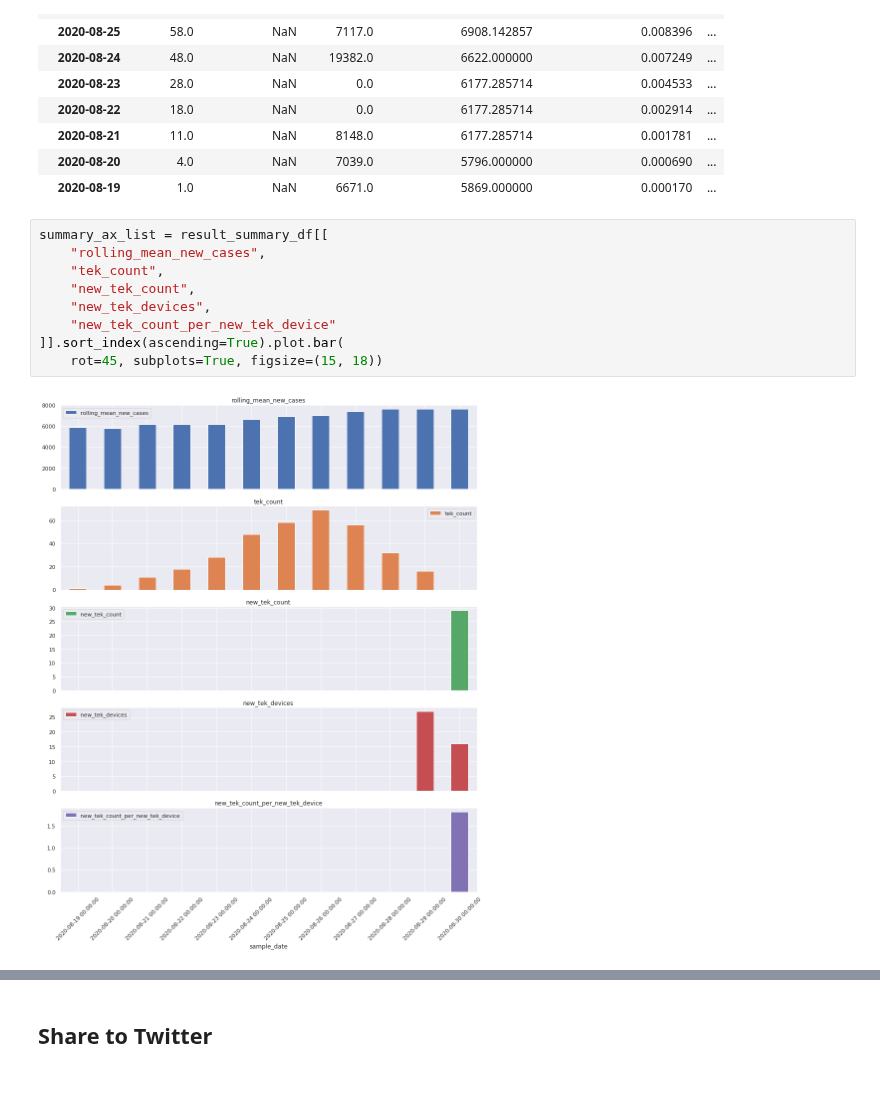
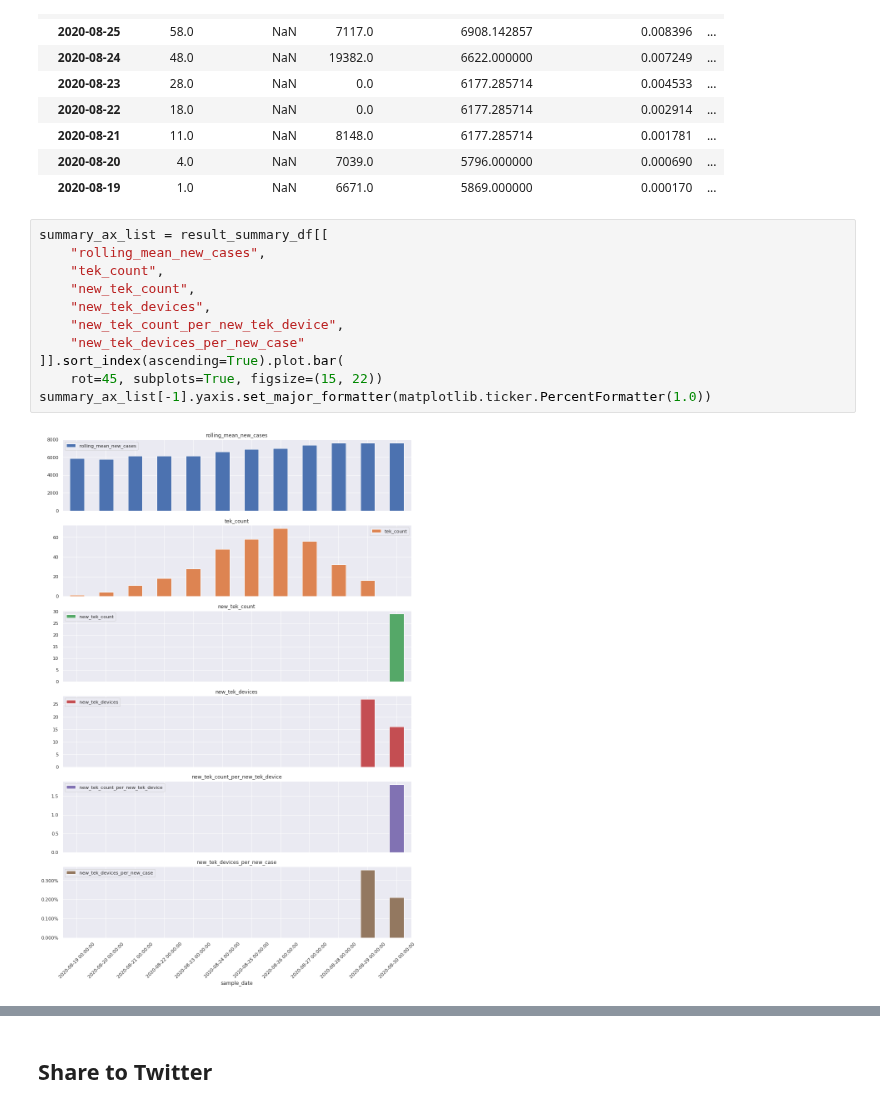
Before and after one commit to luis-sanfelices/RadarCOVID-Report, a Jupyter notebook: Notebooks/RadarCOVID-Report-2020-08-30.ipynb, the cells around one changed output, grey strips where cells are left out. Saved outputs shown, nothing was run; the diff lists cells and outputs as text.

```diff
--- a/Notebooks/RadarCOVID-Report-2020-08-30.ipynb
+++ b/Notebooks/RadarCOVID-Report-2020-08-30.ipynb
@@ -245,11 +245,13 @@ result_summary_df[[
 # %%
 summary_ax_list = result_summary_df[[
     "rolling_mean_new_cases",
     "tek_count",
     "new_tek_count",
     "new_tek_devices",
-    "new_tek_count_per_new_tek_device"
+    "new_tek_count_per_new_tek_device",
+    "new_tek_devices_per_new_case"
 ]].sort_index(ascending=True).plot.bar(
-    rot=45, subplots=True, figsize=(15, 18))
+    rot=45, subplots=True, figsize=(15, 22))
+summary_ax_list[-1].yaxis.set_major_formatter(matplotlib.ticker.PercentFormatter(1.0))
 # %% [output]
-[figure, old version]
+[figure, new version]
```
Also changed, not shown: parts of 3 cells of this notebook.
